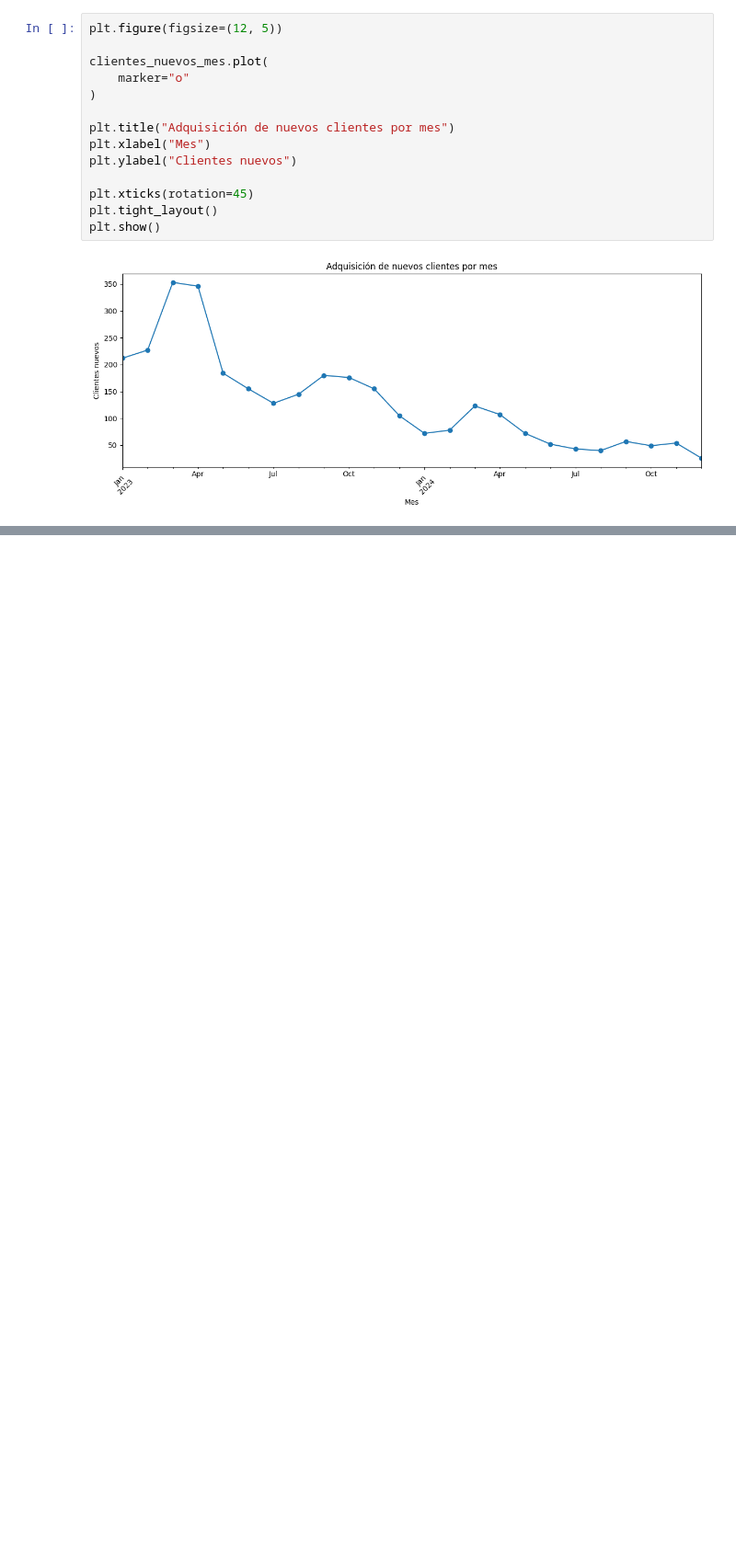
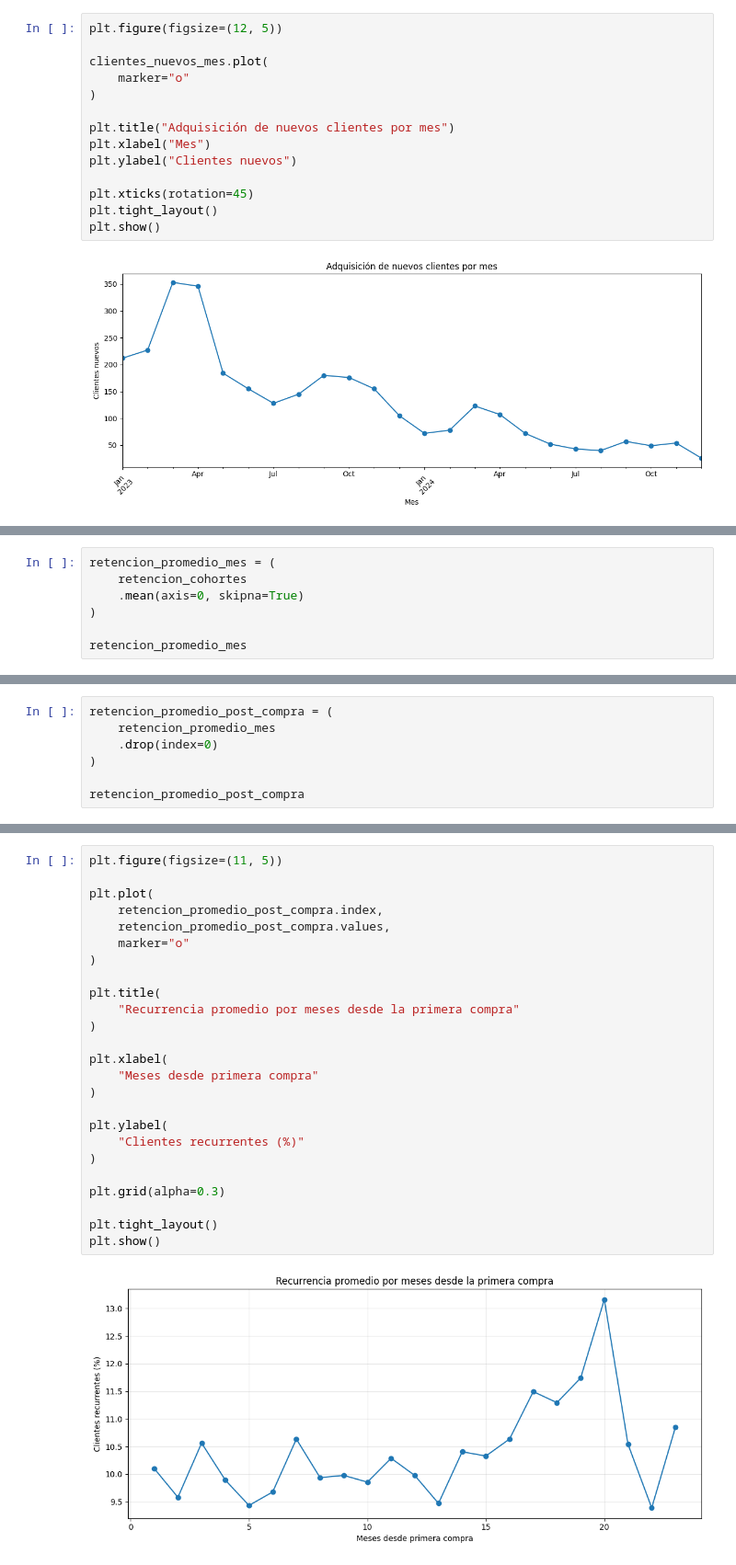
Before and after one commit to Gerardo-Soto/real-estate-sales-analytics-dashboard, a Jupyter notebook: notebooks/01_etl_data_quality_real_estate.ipynb, the cells around one changed output, grey strips where cells are left out. Shown at 92% size. Drawn from its saved outputs; the diff is of its cells as text; blank space fills up the shorter version.

```diff
--- a/notebooks/01_etl_data_quality_real_estate.ipynb
+++ b/notebooks/01_etl_data_quality_real_estate.ipynb
@@ -2305,0 +2795,7 @@ plt.show()
+# %%
+retencion_promedio_mes = (
+    retencion_cohortes
+    .mean(axis=0, skipna=True)
+)
+
+retencion_promedio_mes
@@ -2305,0 +2822,7 @@ plt.show()
+# %%
+retencion_promedio_post_compra = (
+    retencion_promedio_mes
+    .drop(index=0)
+)
+
+retencion_promedio_post_compra
@@ -2305,0 +2847,27 @@ plt.show()
+# %%
+plt.figure(figsize=(11, 5))
+
+plt.plot(
+    retencion_promedio_post_compra.index,
+    retencion_promedio_post_compra.values,
+    marker="o"
+)
+
+plt.title(
+    "Recurrencia promedio por meses desde la primera compra"
+)
+
+plt.xlabel(
+    "Meses desde primera compra"
+)
+
+plt.ylabel(
+    "Clientes recurrentes (%)"
+)
+
+plt.grid(alpha=0.3)
+
+plt.tight_layout()
+plt.show()
+# %% [output]
+[figure, added]
```
Also changed, not shown: parts of 79 cells of this notebook, 26 other files.
